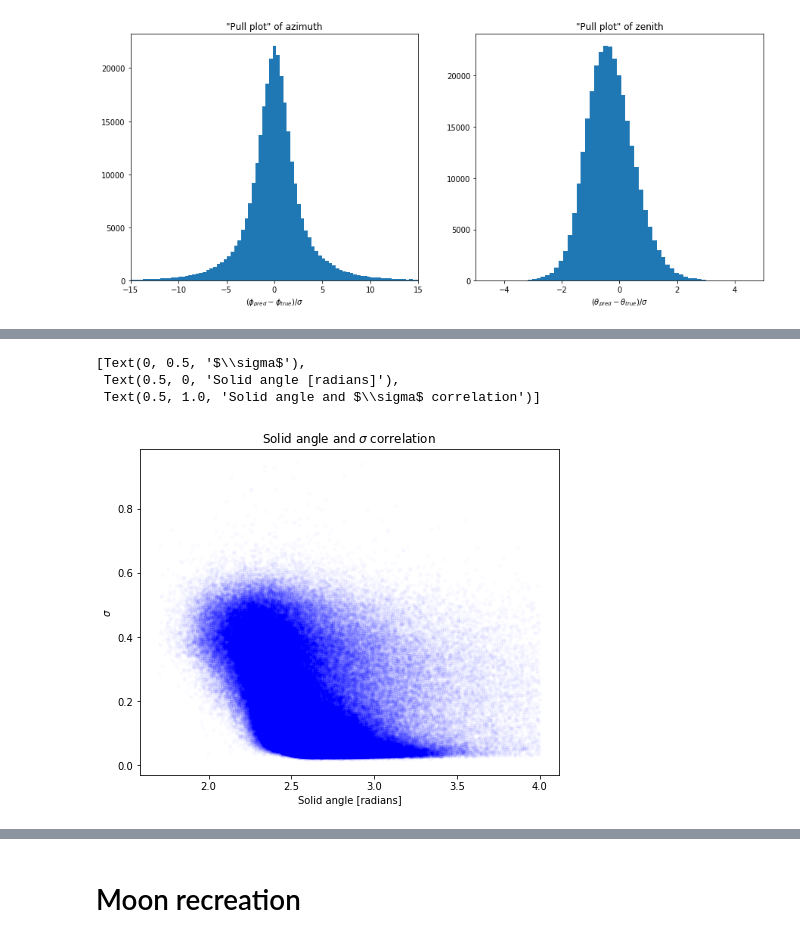
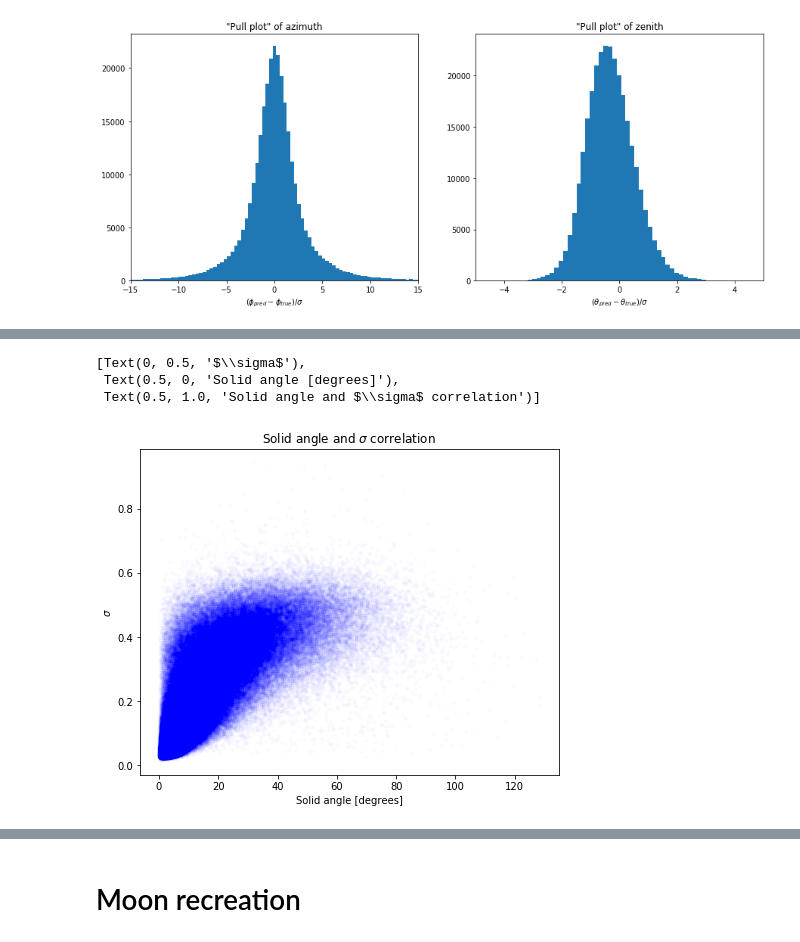
Before and after one commit to Vinther901/Neutrino-Machine-Learning, a Jupyter notebook: Test_trained_models.ipynb, the cells around one changed output, grey strips where cells are left out. Saved outputs shown, nothing was run; the diff lists cells and outputs as text; code cells hidden in the pictures.

```diff
--- a/Test_trained_models.ipynb
+++ b/Test_trained_models.ipynb
@@ -174,16 +174,25 @@ def omega(az_pred,ze_pred,az_truth,ze_truth):
         azl = az_truth
         zem = ze_pred
         zel = ze_truth
-        c1 = np.cos( zem - zel + azm - azl )
-        c2 = np.cos( zem + zel + azm - azl )
-        c3 = np.cos( zem - zel - azm + azl )
-        c4 = np.cos( zem + zel - azm + azl )
-        c5 = np.cos( zem - zel )
-        c6 = np.cos( zem + zel )
-        cos_diff_angle = 0.25*( c1 - c2 + c3 - c4) + 0.5*( c5 + c6 )
+
+#         c1 = np.cos( zem - zel + azm - azl )
+#         c2 = np.cos( zem + zel + azm - azl )
+#         c3 = np.cos( zem - zel - azm + azl )
+#         c4 = np.cos( zem + zel - azm + azl )
+#         c5 = np.cos( zem - zel )
+#         c6 = np.cos( zem + zel )
+#         cos_diff_angle = 0.25*( c1 - c2 + c3 - c4) + 0.5*( c5 + c6 )
+
+        s1 = np.sin( zel + azl - azm )
+        s2 = np.sin( zel - azl + azm )
+        cos_diff_angle = 0.5*np.abs(np.sin(zem))*( s1 + s2 ) + np.cos(zel)*np.abs(np.cos(zem))
+
         return np.arccos(cos_diff_angle)
 # %%
 O = omega(pred[:,0],pred[:,1],true[:,0],true[:,1])
+
+### or in degrees:
+O = O*180/np.pi
 # %%
 fig, ax = plt.subplots(figsize=(15,6),ncols = 2)
 ax[0].hist(O,bins=100);
@@ -219,11 +230,12 @@ for i, s_interval in enumerate([(0,0.1),(0.1,0.2),(0.2,0.3),(0.3,0.4)]):
 # %%
 fig, ax = plt.subplots(figsize=(7.5,6))
-# ax.plot(O,np.abs(pred[:,2]),'b.',alpha=0.01)
-ax.plot(energy,np.abs(pred[:,2]),'b.',alpha=0.01)
-ax.set(xlabel='Solid angle [radians]',ylabel='$\sigma$',title='Solid angle and $\sigma$ correlation')
+ax.plot(O,np.abs(pred[:,2]),'b.',alpha=0.01)
+# ax.plot(energy,np.abs(pred[:,2]),'b.',alpha=0.01)
+ax.set(xlabel='Solid angle [degrees]',ylabel='$\sigma$',title='Solid angle and $\sigma$ correlation')
+# ax.set(xlabel='Solid angle [radians]',ylabel='$\sigma$',title='Solid angle and $\sigma$ correlation')
 # plt.savefig('figures/solid_angle_sigma_correlation.png')
 # %% [output]
 [Text(0, 0.5, '$\\sigma$'),
- Text(0.5, 0, 'Solid angle [radians]'),
+ Text(0.5, 0, 'Solid angle [degrees]'),
  Text(0.5, 1.0, 'Solid angle and $\\sigma$ correlation')]
-[figure, old version]
+[figure, new version]
```
Also changed, not shown: parts of 7 cells of this notebook, 3 other files.
